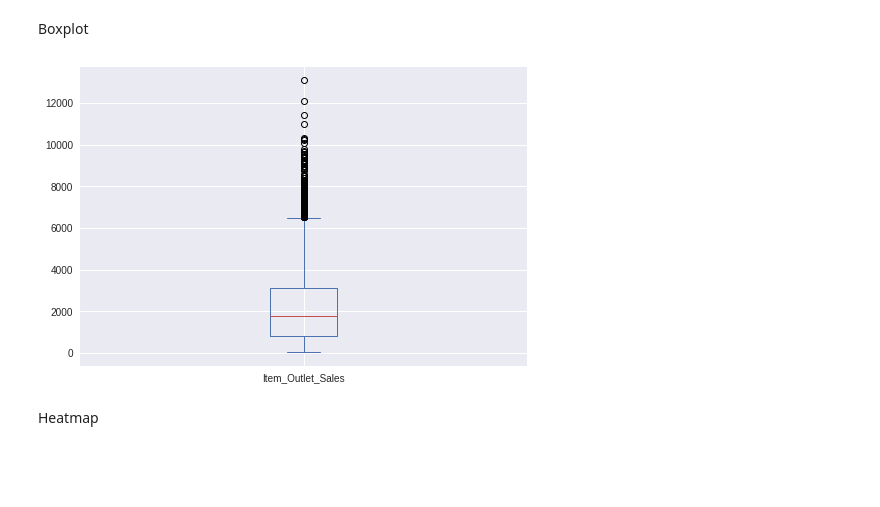
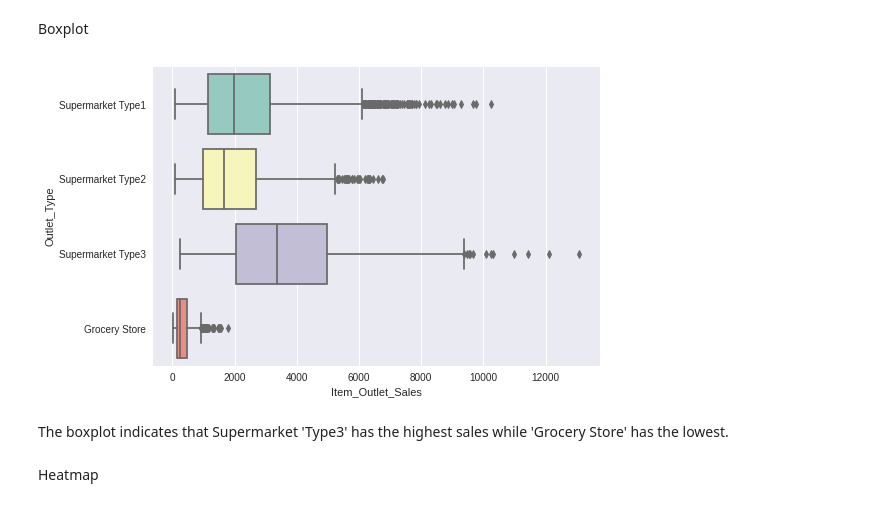
Before and after one commit to julianasaha/food-sales-predications, a Jupyter notebook: Food_sales_predictions.ipynb, the cells around one changed output. Cells and saved outputs as stored; diff of their text form; code cells hidden in the pictures; blank space fills up the shorter version.

```diff
--- a/Food_sales_predictions.ipynb
+++ b/Food_sales_predictions.ipynb
@@ -148,13 +148,13 @@ plt.xticks(rotation = 90);
 The top three carried item types at these stores are 'Fruit and Vegatables', 'Snack Foods', and 'Household'.
 # %% [markdown]
 Boxplot
-# %%
-#Boxplot of potassium content of cereals
-df['Item_Outlet_Sales'].plot(kind='box')
-#plt.title('')
-#plt.ylabel('')
-plt.show()
-# %% [output]
-[figure, removed]
+# %%
+# Present a five number summaray for each store
+sns.boxplot(data=df, x='Item_Outlet_Sales', y='Outlet_Type',
+            order=['Supermarket Type1', 'Supermarket Type2','Supermarket Type3','Grocery Store'], palette="Set3");
+# %% [output]
+[figure, added]
+# %% [markdown]
+The boxplot indicates that Supermarket 'Type3' has the highest sales while 'Grocery Store' has the lowest.
 # %% [markdown]
 Heatmap
```
Also changed, not shown: parts of 2 cells of this notebook.
